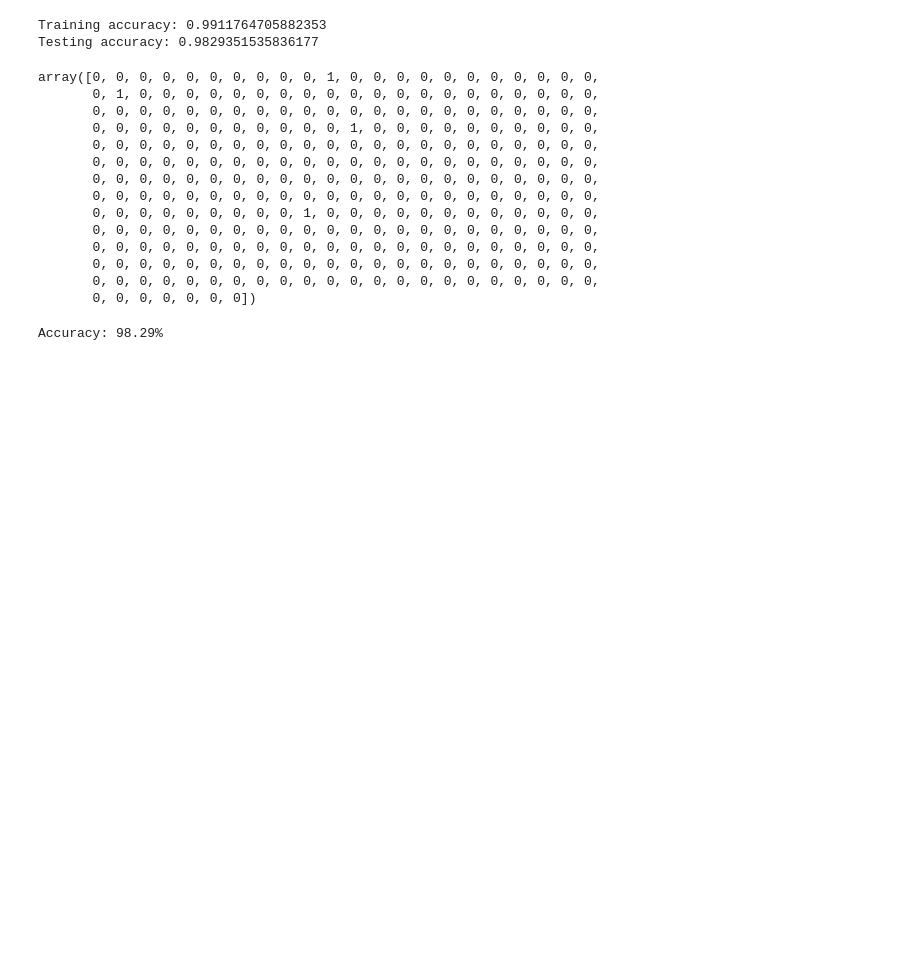
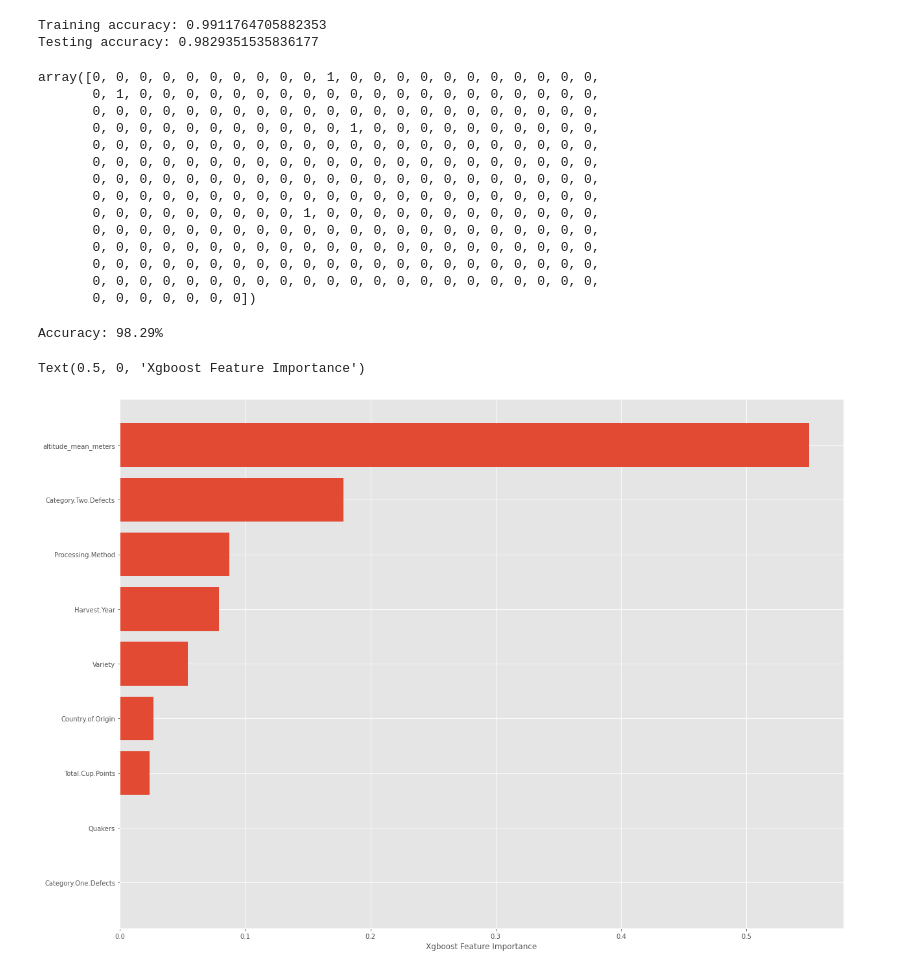
Before and after one commit to Ricardo-Bautista-H/Coffee-Project, a Jupyter notebook: Proyecto2_Bautista.ipynb, the cells around one changed output. Drawn from its saved outputs; the diff is of its cells as text; code cells hidden in the pictures; blank space fills up the shorter version.

Commit message:
Final Presentation
Feature Importance and Presentation

```diff
--- a/Proyecto2_Bautista.ipynb
+++ b/Proyecto2_Bautista.ipynb
@@ -438,0 +441,7 @@ Accuracy: 98.29%
+# %%
+sorted_idx = model.feature_importances_.argsort()
+plt.barh(X.columns[sorted_idx], model.feature_importances_[sorted_idx])
+plt.xlabel("Xgboost Feature Importance")
+# %% [output]
+Text(0.5, 0, 'Xgboost Feature Importance')
+[figure, added]
```
Also changed, not shown: parts of 5 cells of this notebook, 1 other file.
